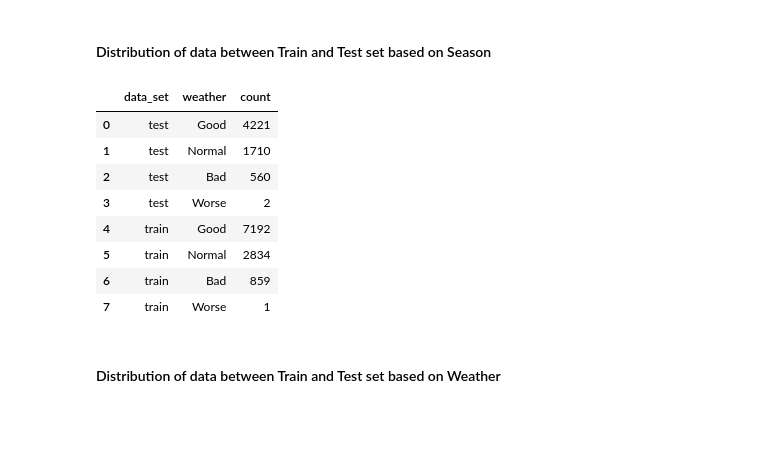
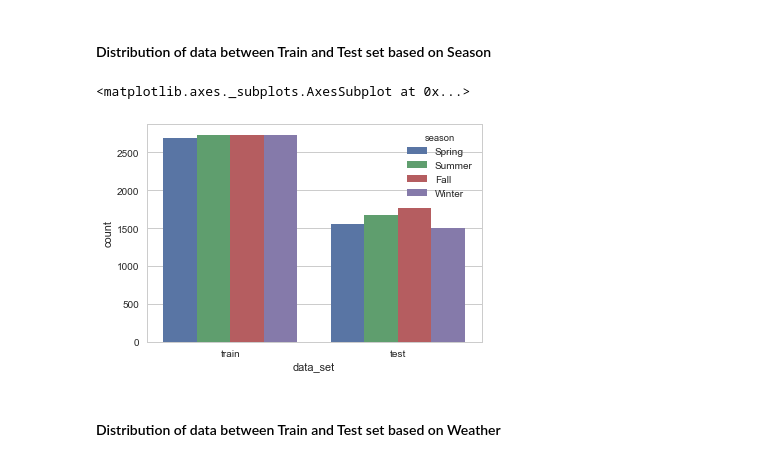
Before and after one commit to LinuxAI-PKU/ml-workspace, a Jupyter notebook: kaggle-bike-sharing-demand/kaggle-bike-sharing-demand.ipynb, the cells around one changed output. Drawn from its saved outputs; the diff is of its cells as text; code cells hidden in the pictures; blank space fills up the shorter version.

```diff
--- a/kaggle-bike-sharing-demand/kaggle-bike-sharing-demand.ipynb
+++ b/kaggle-bike-sharing-demand/kaggle-bike-sharing-demand.ipynb
@@ -605,19 +636,12 @@ Here are a few inferences you can draw by looking at the above histograms:
 #### Distribution of data between Train and Test set based on Season
 # %%
 season_map = {1:'Spring', 2:'Summer', 3:'Fall', 4:'Winter'}
-data = pd.DataFrame({'count': all_df[['data_set', 'season']].groupby(['data_set', 'season']).size()}).reset_index()
+data = all_df[['data_set', 'season']].copy()
 data['season'] = data['season'].map(lambda d : season_map[d])
-# %%
-data
-# %% [output]
-|  | data_set | weather | count |
-| 0 | test | Good | 4221 |
-| 1 | test | Normal | 1710 |
-| 2 | test | Bad | 560 |
-| 3 | test | Worse | 2 |
-| 4 | train | Good | 7192 |
-| 5 | train | Normal | 2834 |
-| 6 | train | Bad | 859 |
-| 7 | train | Worse | 1 |
+# %%
+sns.countplot(x="data_set", hue="season", data=data)
+# %% [output]
+<matplotlib.axes._subplots.AxesSubplot at 0x...>
+[figure, added]
 # %% [markdown]
 #### Distribution of data between Train and Test set based on Weather
```
Also changed, not shown: parts of 11 cells of this notebook, 1 other file.
